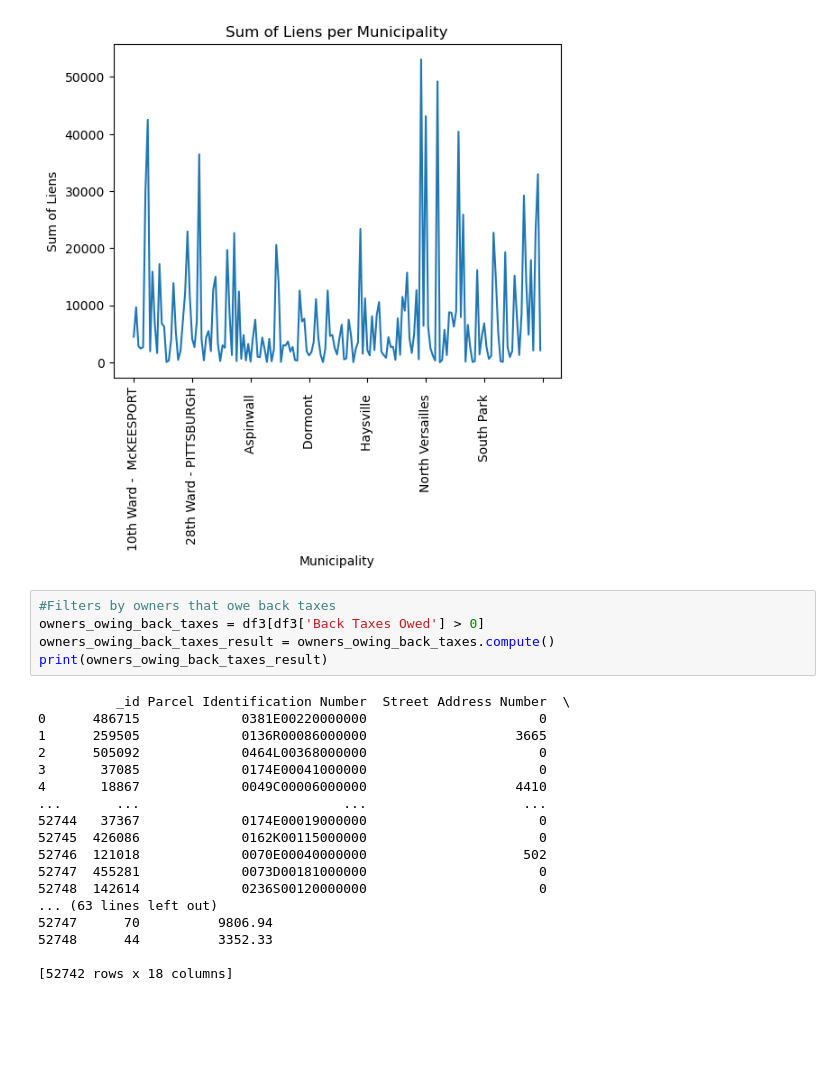
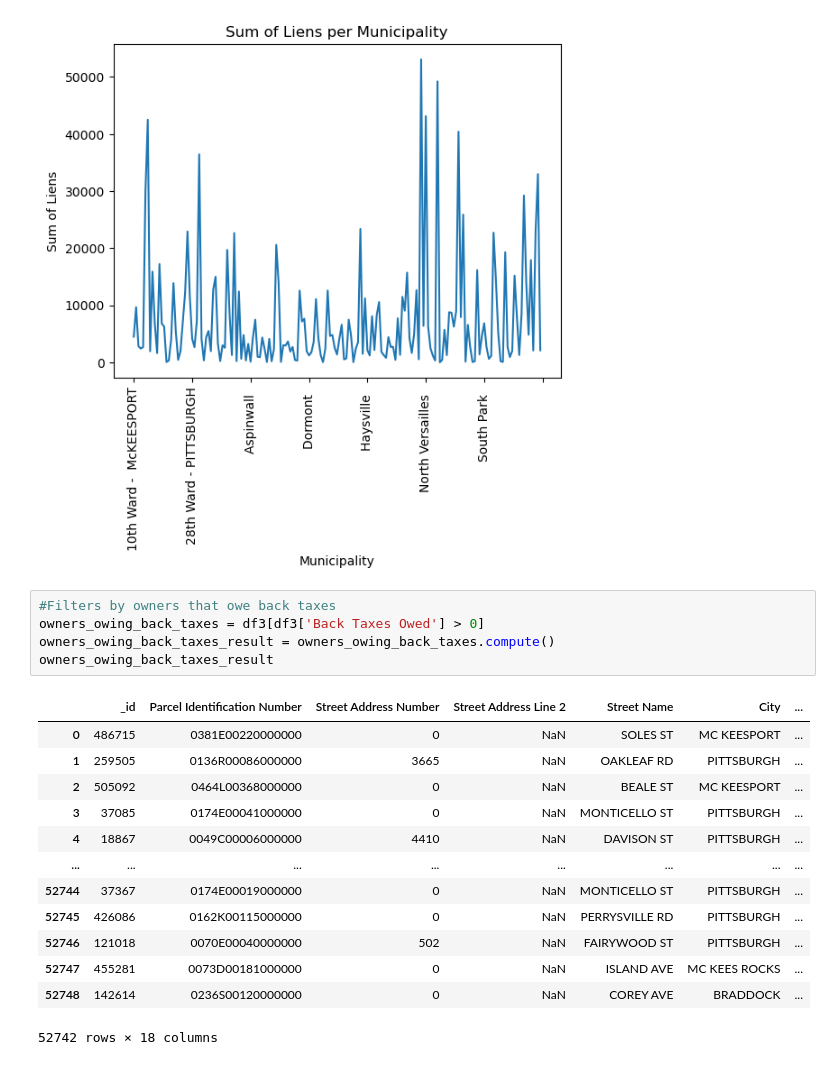
Before and after one commit to AndreaLHazzard/Project_3, a Jupyter notebook: delivery.ipynb, the cells around one changed output. Saved outputs shown, nothing was run; the diff lists cells and outputs as text; blank space fills up the shorter version.

```diff
--- a/delivery.ipynb
+++ b/delivery.ipynb
@@ -46,26 +46,22 @@ Name: number, Length: 175, dtype: int64
 # %%
 #Filters by owners that owe back taxes
 owners_owing_back_taxes = df3[df3['Back Taxes Owed'] > 0]
 owners_owing_back_taxes_result = owners_owing_back_taxes.compute()
-print(owners_owing_back_taxes_result)
+owners_owing_back_taxes_result
 # %% [output]
+|  | _id | Parcel Identification Number | Street Address Number | Street Address Line 2 | Street Name | City | ... |
+| 0 | 486715 | 0381E00220000000 | 0 | NaN | SOLES ST | MC KEESPORT | ... |
+| 1 | 259505 | 0136R00086000000 | 3665 | NaN | OAKLEAF RD | PITTSBURGH | ... |
+| 2 | 505092 | 0464L00368000000 | 0 | NaN | BEALE ST | MC KEESPORT | ... |
+| 3 | 37085 | 0174E00041000000 | 0 | NaN | MONTICELLO ST | PITTSBURGH | ... |
+| 4 | 18867 | 0049C00006000000 | 4410 | NaN | DAVISON ST | PITTSBURGH | ... |
+| ... | ... | ... | ... | ... | ... | ... | ... |
+| 52744 | 37367 | 0174E00019000000 | 0 | NaN | MONTICELLO ST | PITTSBURGH | ... |
+| 52745 | 426086 | 0162K00115000000 | 0 | NaN | PERRYSVILLE RD | PITTSBURGH | ... |
+| 52746 | 121018 | 0070E00040000000 | 502 | NaN | FAIRYWOOD ST | PITTSBURGH | ... |
+| 52747 | 455281 | 0073D00181000000 | 0 | NaN | ISLAND AVE | MC KEES ROCKS | ... |
+| 52748 | 142614 | 0236S00120000000 | 0 | NaN | COREY AVE | BRADDOCK | ... |
-          _id Parcel Identification Number  Street Address Number  \
-0      486715             0381E00220000000                      0
-1      259505             0136R00086000000                   3665
-2      505092             0464L00368000000                      0
-3       37085             0174E00041000000                      0
-4       18867             0049C00006000000                   4410
-...       ...                          ...                    ...
-52744   37367             0174E00019000000                      0
-52745  426086             0162K00115000000                      0
-52746  121018             0070E00040000000                    502
-52747  455281             0073D00181000000                      0
-52748  142614             0236S00120000000                      0
-... (63 lines left out)
-52747      70          9806.94
-52748      44          3352.33
-
-[52742 rows x 18 columns]
+52742 rows × 18 columns
 # %%
 #Filters further by adding parameters such as SINGLE FAMILY as the land code description and a specific Zip Code
 back_taxes_filter = df3['Back Taxes Owed'] > 0
```
Also changed, not shown: parts of 2 cells of this notebook, 2 other files.
